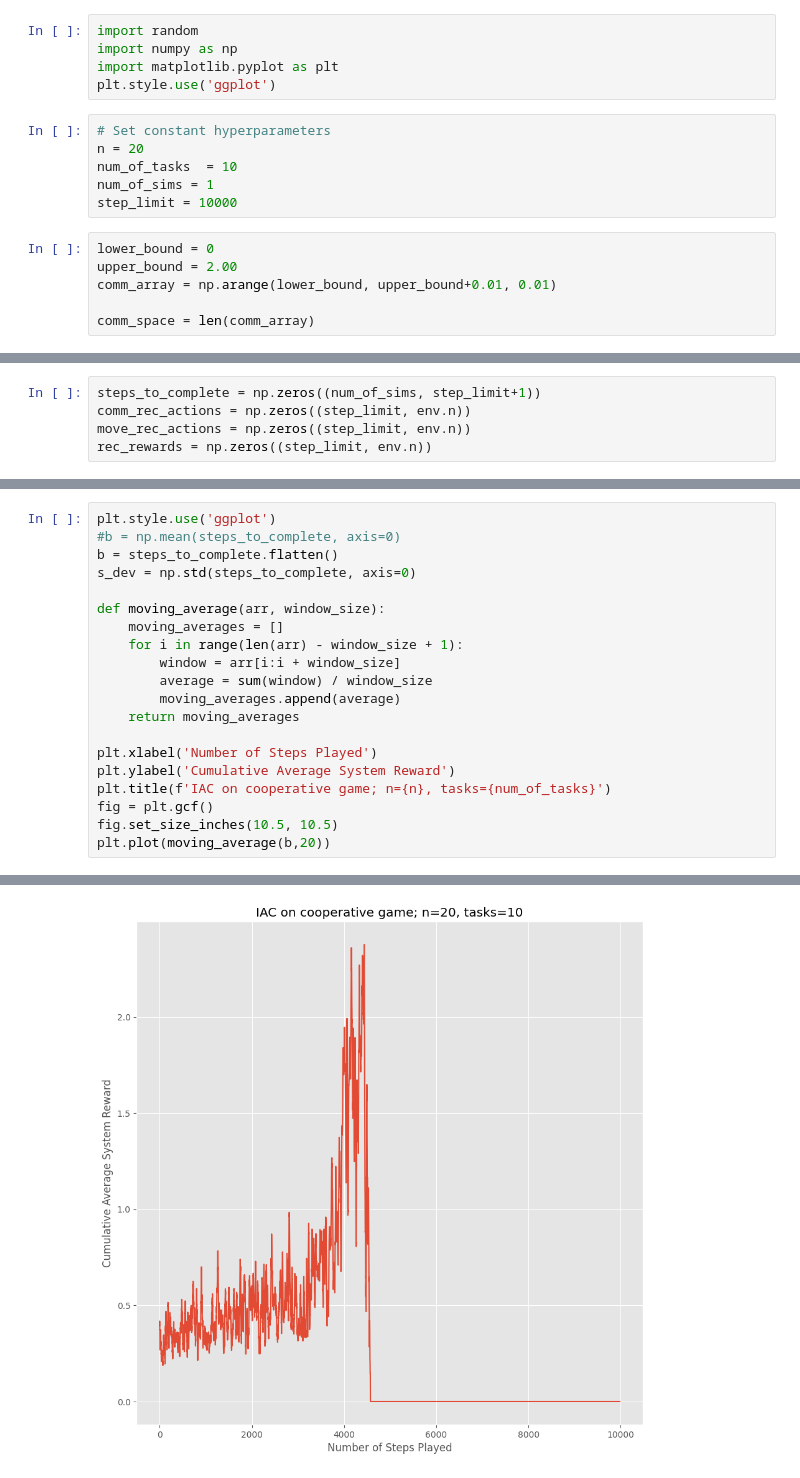
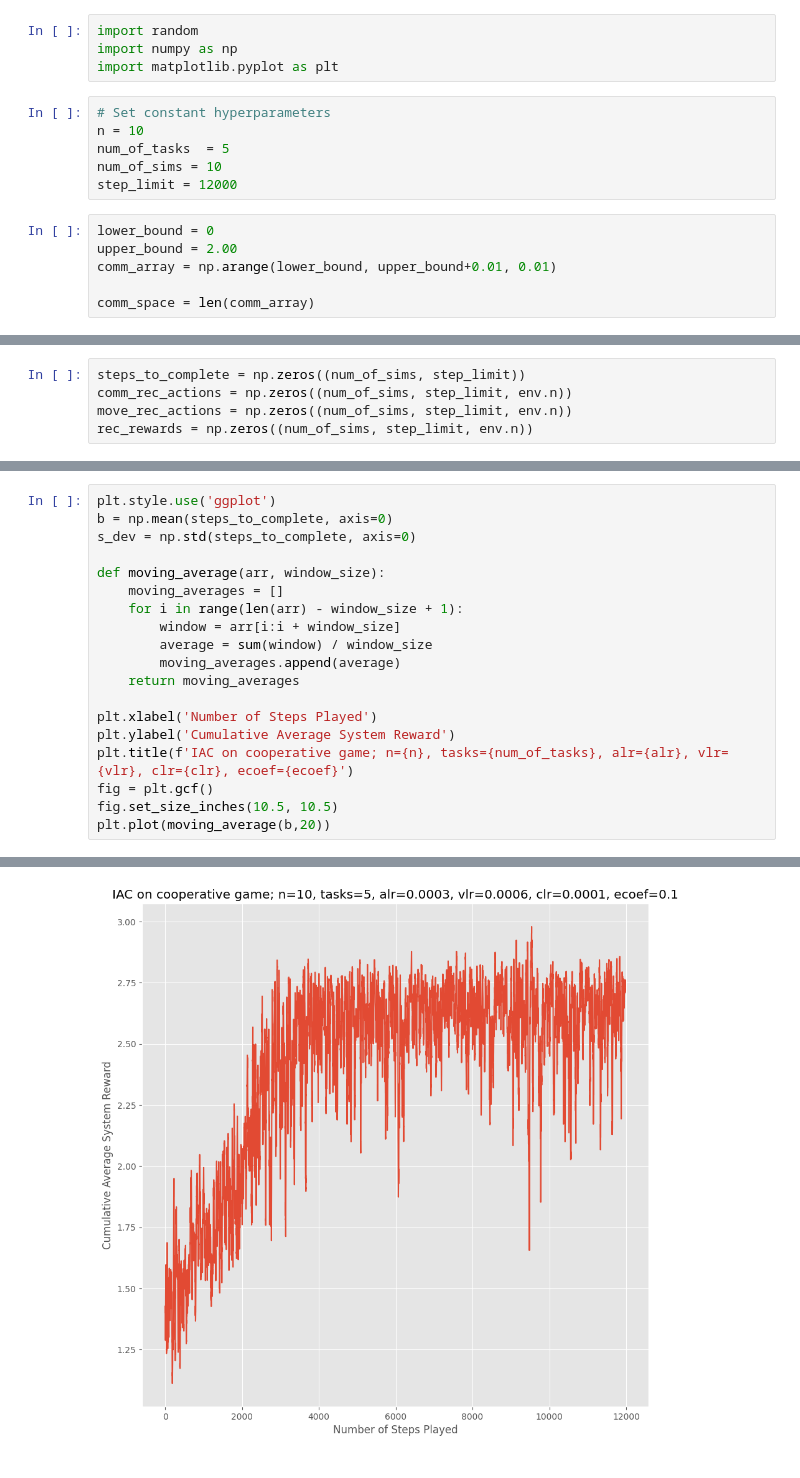
Before and after one commit to akhimoche/coop-form-marl, a Jupyter notebook: driver_code.ipynb, the cells around one changed output, grey strips where cells are left out. Drawn from its saved outputs; the diff is of its cells as text.

Commit message:
updated stats and graphs

```diff
--- a/driver_code.ipynb
+++ b/driver_code.ipynb
@@ -5,13 +5,12 @@ from utils.IACagent import Agent
 import random
 import numpy as np
 import matplotlib.pyplot as plt
-plt.style.use('ggplot')
 # %%
 # Set constant hyperparameters
-n = 20
-num_of_tasks  = 10
-num_of_sims = 1
-step_limit = 10000
+n = 10
+num_of_tasks  = 5
+num_of_sims = 10
+step_limit = 12000
 # %%
 lower_bound = 0
 upper_bound = 2.00
@@ -23,8 +26,8 @@ env = CoopEnv(n=n, num_of_tasks=num_of_tasks)
 # %%
-steps_to_complete = np.zeros((num_of_sims, step_limit+1))
-comm_rec_actions = np.zeros((step_limit, env.n))
-move_rec_actions = np.zeros((step_limit, env.n))
-rec_rewards = np.zeros((step_limit, env.n))
+steps_to_complete = np.zeros((num_of_sims, step_limit))
+comm_rec_actions = np.zeros((num_of_sims, step_limit, env.n))
+move_rec_actions = np.zeros((num_of_sims, step_limit, env.n))
+rec_rewards = np.zeros((num_of_sims, step_limit, env.n))
 # %%
 def main():
 
@@ -99,24 +103,23 @@ np.save(f'n{n}t{num_of_tasks}_cstruct_cnf0.npy', converged_structure)
 # %%
 plt.style.use('ggplot')
-#b = np.mean(steps_to_complete, axis=0)
-b = steps_to_complete.flatten()
+b = np.mean(steps_to_complete, axis=0)
 s_dev = np.std(steps_to_complete, axis=0)
 
 def moving_average(arr, window_size):
     moving_averages = []
     for i in range(len(arr) - window_size + 1):
         window = arr[i:i + window_size]
         average = sum(window) / window_size
         moving_averages.append(average)
     return moving_averages
 
 plt.xlabel('Number of Steps Played')
 plt.ylabel('Cumulative Average System Reward')
-plt.title(f'IAC on cooperative game; n={n}, tasks={num_of_tasks}')
+plt.title(f'IAC on cooperative game; n={n}, tasks={num_of_tasks}, alr={alr}, vlr={vlr}, clr={clr}, ecoef={ecoef}')
 fig = plt.gcf()
 fig.set_size_inches(10.5, 10.5)
 plt.plot(moving_average(b,20))
 # %% [output]
 [<matplotlib.lines.Line2D at 0x...>]
-[figure, old version]
+[figure, new version]
 # %%
```
Also changed, not shown: parts of 8 cells of this notebook, 30 other files.
